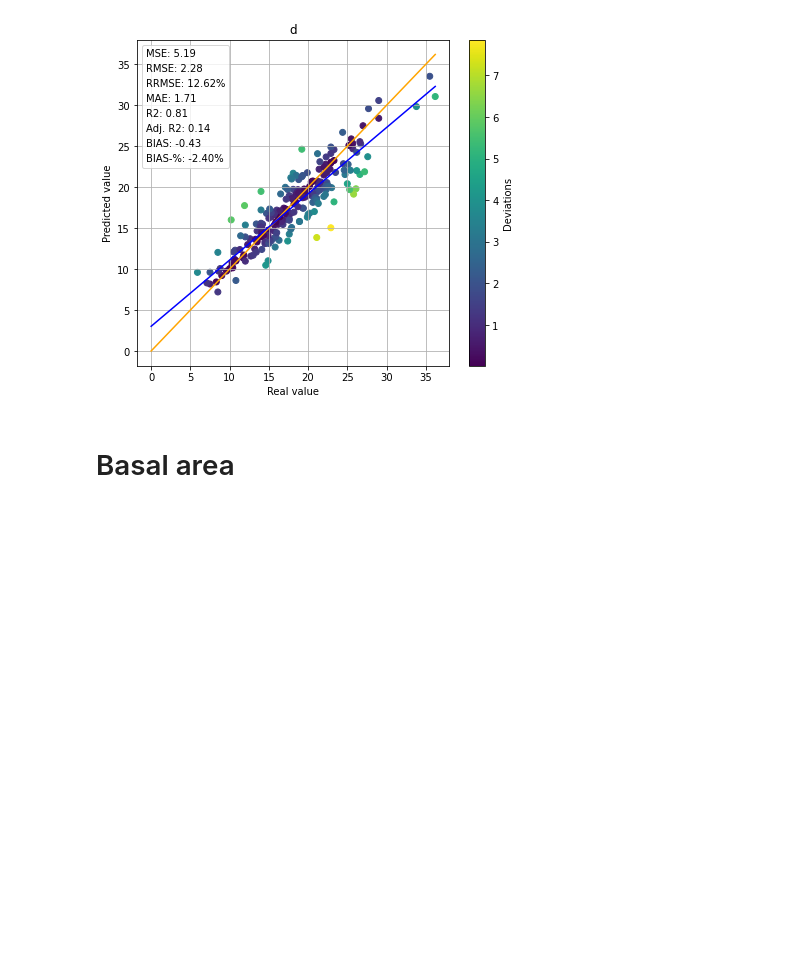
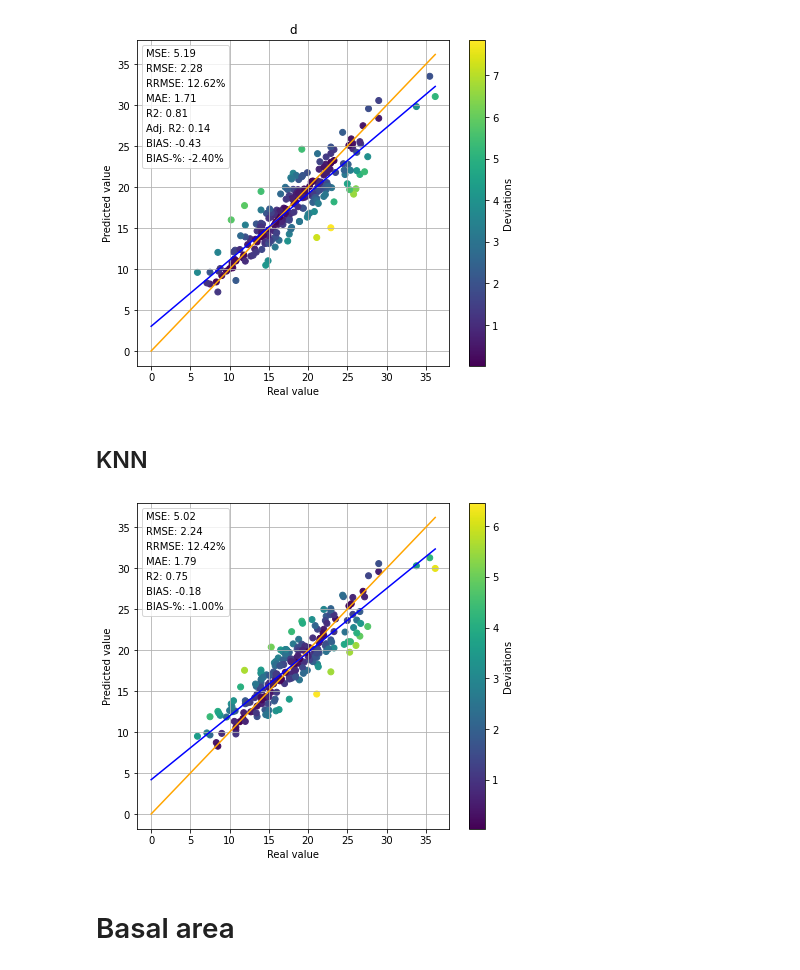
Before and after one commit to mayrajeo/enveco, a Jupyter notebook: scripts/Compare results.ipynb, the cells around one changed output. Drawn from its saved outputs; the diff is of its cells as text; code cells hidden in the pictures; blank space fills up the shorter version.

```diff
--- a/scripts/Compare results.ipynb
+++ b/scripts/Compare results.ipynb
@@ -54,0 +92,3 @@ def get_models(path, folders):
+# %%
+knn_results = pd.read_csv(result_path/'knn_res_test.csv', delimiter=';', header=1)
+cols = knn_results.columns
@@ -268,6 +322,14 @@ plt.show()
 [interactive output not drawn]
 [interactive output not drawn]
 [figure]
+# %% [markdown]
+## KNN
+# %%
+target = 'd'
+plot_regression_results(knn_results[f'{target}_pred'], knn_results[target])
+plt.show()
+# %% [output]
+[figure, added]
 # %% [markdown]
 # Basal area
 # %%
```
Also changed, not shown: parts of 16 cells of this notebook, 21 other files.
